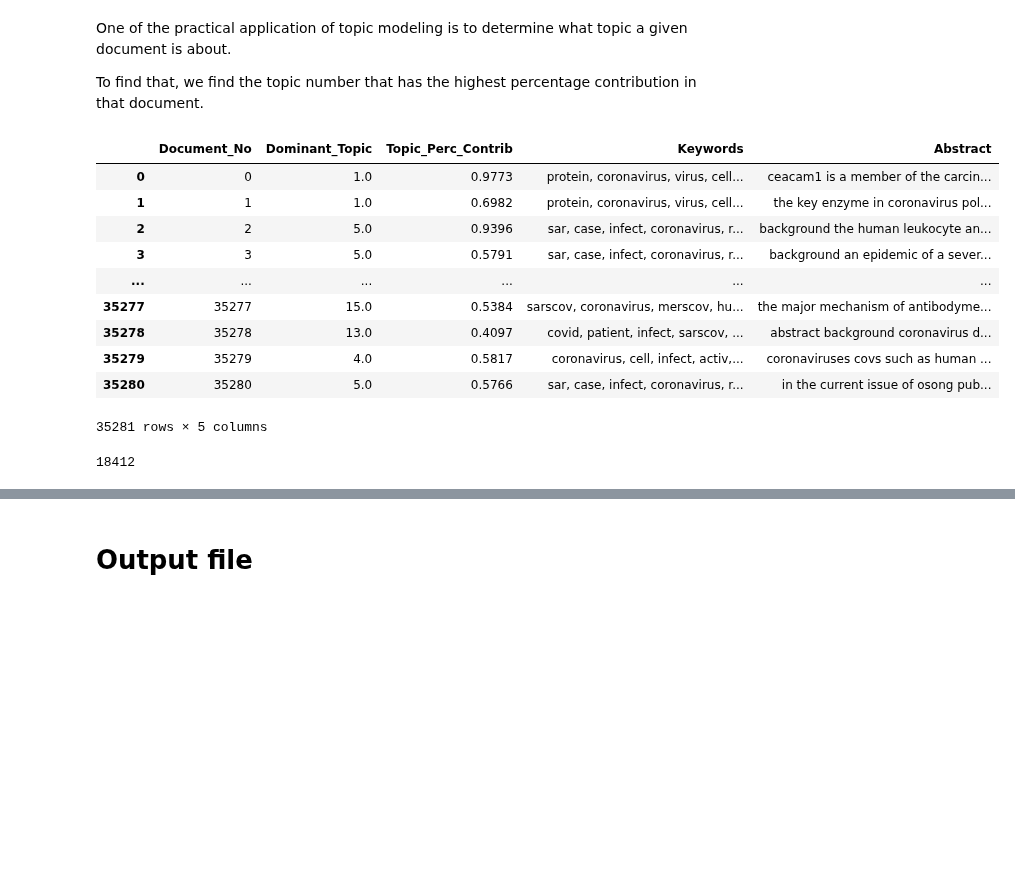
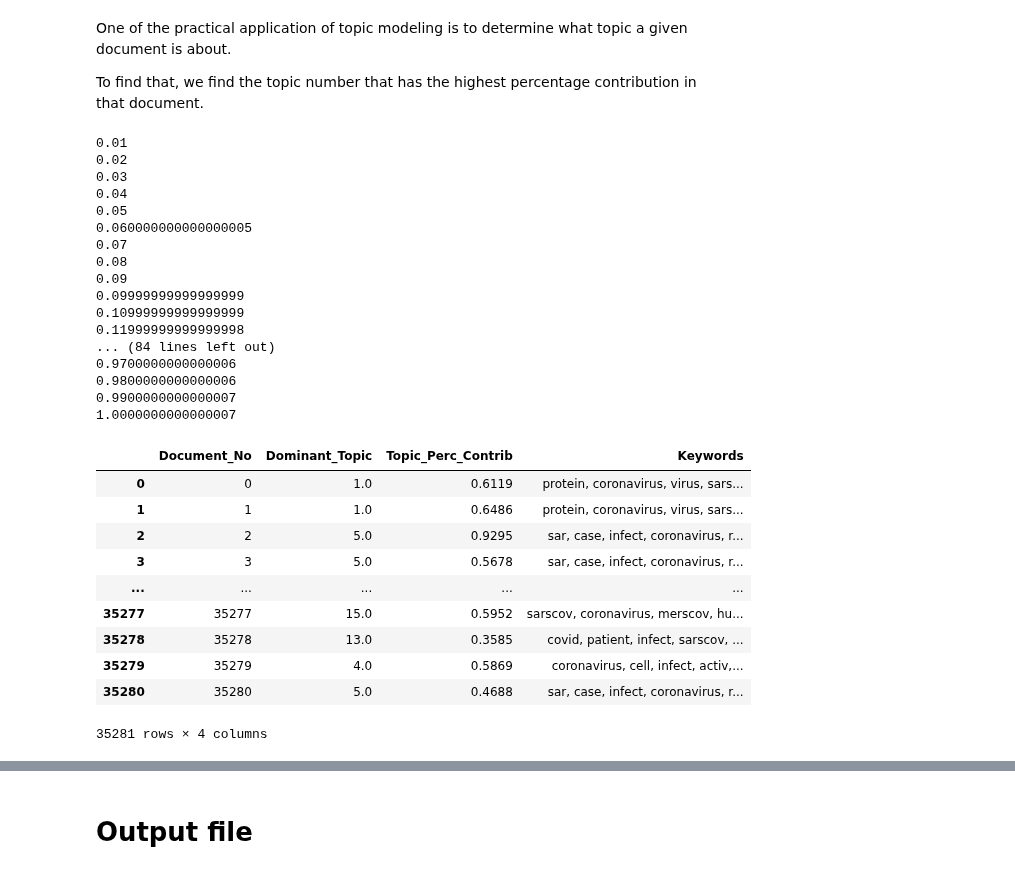
Before and after one commit to COVID19-DVRN/8-AI-Mapping-of-Relevant-Coronavirus-Literature, a Jupyter notebook: analysis/LDA_Analytics.ipynb, the cells around one changed output, grey strips where cells are left out. Cells and saved outputs as stored; diff of their text form; code cells hidden in the pictures; blank space fills up the shorter version.

```diff
--- a/analysis/LDA_Analytics.ipynb
+++ b/analysis/LDA_Analytics.ipynb
@@ -246,47 +246,68 @@ One of the practical application of topic modeling is to determine what topic a
 
 To find that, we find the topic number that has the highest percentage contribution in that document.
 # %%
-def format_topics_sentences(ldamodel=lda_model, corpus=bow_corpus_np, texts=df['abstract']):
+def format_topics_sentences(ldamodel=lda_model, corpus=bow_corpus_np, texts=df['abstract'], increment=0.01):
     # Init output
     sent_topics_df = pd.DataFrame()
 
     # Get main topic in each document
+    checkpoint=0
     for i, row in enumerate(ldamodel[corpus]):
         row = sorted(row, key=lambda x: (x[1]), reverse=True)
         # Get the Dominant topic, Perc Contribution and Keywords for each document
         for j, (topic_num, prop_topic) in enumerate(row):
             if j == 0:  # => dominant topic
                 wp = ldamodel.show_topic(topic_num)
                 topic_keywords = ", ".join([word for word, prop in wp])
                 sent_topics_df = sent_topics_df.append(pd.Series([int(topic_num), round(prop_topic,4), topic_keywords]), ignore_index=True)
             else:
                 break
+        if i / len(ldamodel[corpus]) > checkpoint:
+            checkpoint += increment
+            print(checkpoint)
     sent_topics_df.columns = ['Dominant_Topic', 'Perc_Contribution', 'Topic_Keywords']
 
     # Add original text to the end of the output
-    contents = pd.Series(texts)
-    sent_topics_df = pd.concat([sent_topics_df, contents], axis=1)
-    return(sent_topics_df)
+#     contents = pd.Series(texts)
+#     sent_topics_df = pd.concat([sent_topics_df, contents], axis=1)
+    return sent_topics_df
 
 
 df_topic_sents_keywords = format_topics_sentences(ldamodel=lda_model, corpus=bow_corpus_np, texts=df['abstract'])
 
 # Format
 dominant_topic_30 = df_topic_sents_keywords.reset_index()
-dominant_topic_30.columns = ['Document_No', 'Dominant_Topic', 'Topic_Perc_Contrib', 'Keywords', 'Abstract']
+dominant_topic_30.columns = ['Document_No', 'Dominant_Topic', 'Topic_Perc_Contrib', 'Keywords']
 
 # Show
 dominant_topic_30
 # %% [output]
+0.01
+0.02
+0.03
+0.04
+0.05
+0.060000000000000005
+0.07
+0.08
+0.09
+0.09999999999999999
+0.10999999999999999
+0.11999999999999998
+... (84 lines left out)
+0.9700000000000006
+0.9800000000000006
+0.9900000000000007
+1.0000000000000007
-|  | Document_No | Dominant_Topic | Topic_Perc_Contrib | Keywords | Abstract |
-| 0 | 0 | 1.0 | 0.9773 | protein, coronavirus, virus, cell... | ceacam1 is a member of the carcin... |
-| 1 | 1 | 1.0 | 0.6982 | protein, coronavirus, virus, cell... | the key enzyme in coronavirus pol... |
-| 2 | 2 | 5.0 | 0.9396 | sar, case, infect, coronavirus, r... | background the human leukocyte an... |
-| 3 | 3 | 5.0 | 0.5791 | sar, case, infect, coronavirus, r... | background an epidemic of a sever... |
-| ... | ... | ... | ... | ... | ... |
-| 35277 | 35277 | 15.0 | 0.5384 | sarscov, coronavirus, merscov, hu... | the major mechanism of antibodyme... |
-| 35278 | 35278 | 13.0 | 0.4097 | covid, patient, infect, sarscov, ... | abstract background coronavirus d... |
-| 35279 | 35279 | 4.0 | 0.5817 | coronavirus, cell, infect, activ,... | coronaviruses covs such as human ... |
-| 35280 | 35280 | 5.0 | 0.5766 | sar, case, infect, coronavirus, r... | in the current issue of osong pub... |
+|  | Document_No | Dominant_Topic | Topic_Perc_Contrib | Keywords |
+| 0 | 0 | 1.0 | 0.6119 | protein, coronavirus, virus, sars... |
+| 1 | 1 | 1.0 | 0.6486 | protein, coronavirus, virus, sars... |
+| 2 | 2 | 5.0 | 0.9295 | sar, case, infect, coronavirus, r... |
+| 3 | 3 | 5.0 | 0.5678 | sar, case, infect, coronavirus, r... |
+| ... | ... | ... | ... | ... |
+| 35277 | 35277 | 15.0 | 0.5952 | sarscov, coronavirus, merscov, hu... |
+| 35278 | 35278 | 13.0 | 0.3585 | covid, patient, infect, sarscov, ... |
+| 35279 | 35279 | 4.0 | 0.5869 | coronavirus, cell, infect, activ,... |
+| 35280 | 35280 | 5.0 | 0.4688 | sar, case, infect, coronavirus, r... |
-35281 rows × 5 columns
+35281 rows × 4 columns
 # %%
@@ -295,7 +318,3 @@ dominant_topic_30['abstract_COVID'] = dominant_topic_30['abstract_COVID'].astype
-# %%
-sum(dominant_topic_30['abstract_COVID'])
-# %% [output]
-18412
 # %%
 dominant_topic_30
 # %% [output]
```
Also changed, not shown: parts of 14 cells of this notebook.
